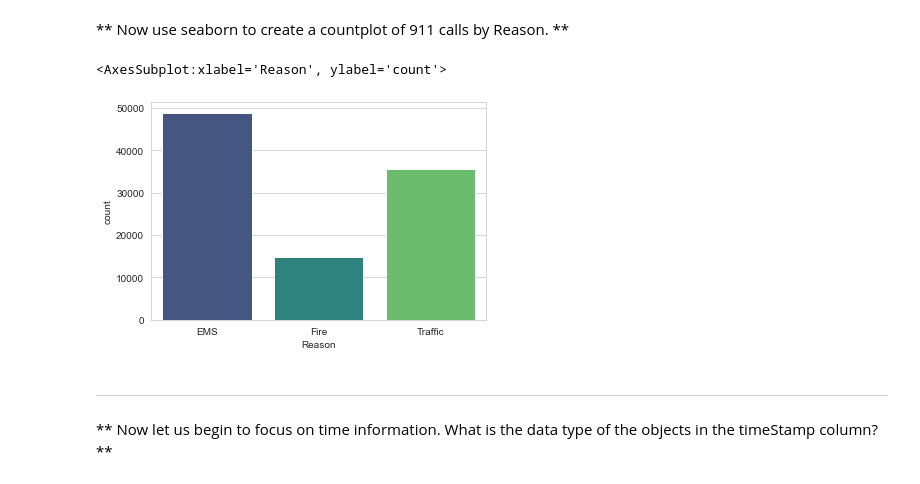
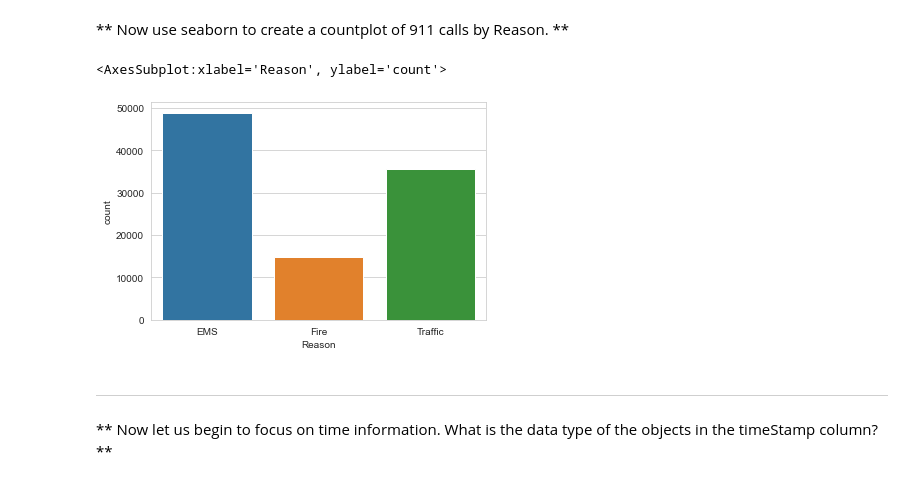
Before and after one commit to zen4prof/Data-Manipulation-with-Python, a Jupyter notebook: Python_Tutorial/Data_Manipulation new.ipynb, the cells around one changed output. Saved outputs shown, nothing was run; the diff lists cells and outputs as text; code cells hidden in the pictures.

```diff
--- a/Python_Tutorial/Data_Manipulation new.ipynb
+++ b/Python_Tutorial/Data_Manipulation new.ipynb
@@ -30,5 +30,5 @@ sns.set_style('whitegrid')
 # %% [markdown]
 ** Read in the csv file as a dataframe called df **
 # %%
-df = pd.read_csv('911.csv')
+call = pd.read_csv('911.csv')
 # %% [markdown]
@@ -136,7 +136,7 @@ df['title'].nunique()
 
 **For example, if the title column value is EMS: BACK PAINS/INJURY , the Reason column value would be EMS. **
 # %%
-df['Reason'] = df['title'].apply(lambda title: title.split(':')[0])
+call['Reason'] = call['title'].apply(lambda title: title.split(':')[0])
 # %% [markdown]
 ** What is the most common Reason for a 911 call based off of this new column? **
 # %%
@@ -149,10 +149,10 @@ Name: Reason, dtype: int64
 # %% [markdown]
 ** Now use seaborn to create a countplot of 911 calls by Reason. **
 # %%
-sns.countplot(x='Reason',data=df,palette='viridis')
+sns.countplot(x='Reason',data=call)
 # %% [output]
 <AxesSubplot:xlabel='Reason', ylabel='count'>
-[figure, old version]
+[figure, new version]
 # %% [markdown]
 ___
 ** Now let us begin to focus on time information. What is the data type of the objects in the timeStamp column? **
```
Also changed, not shown: parts of 28 cells of this notebook.
